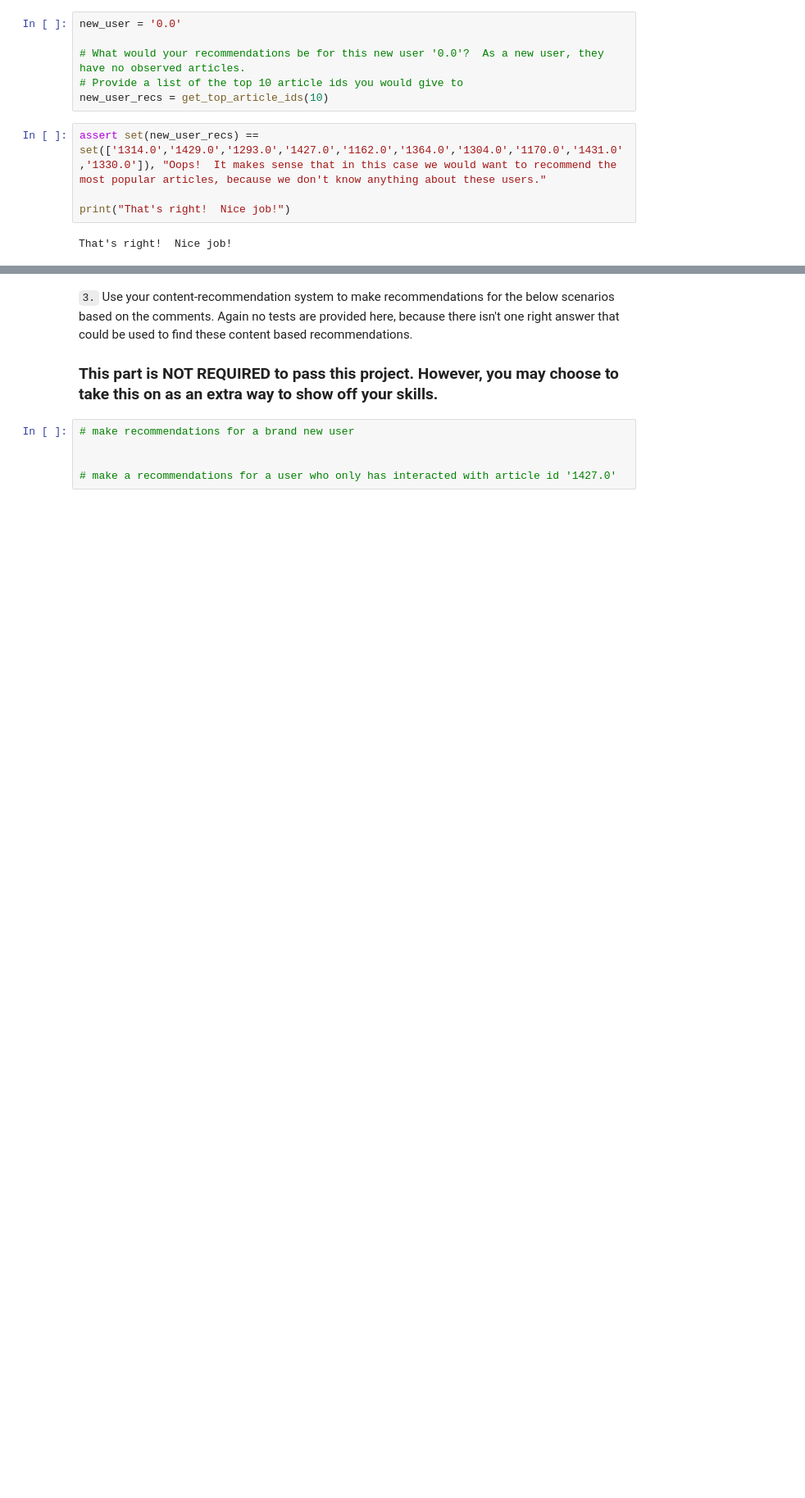
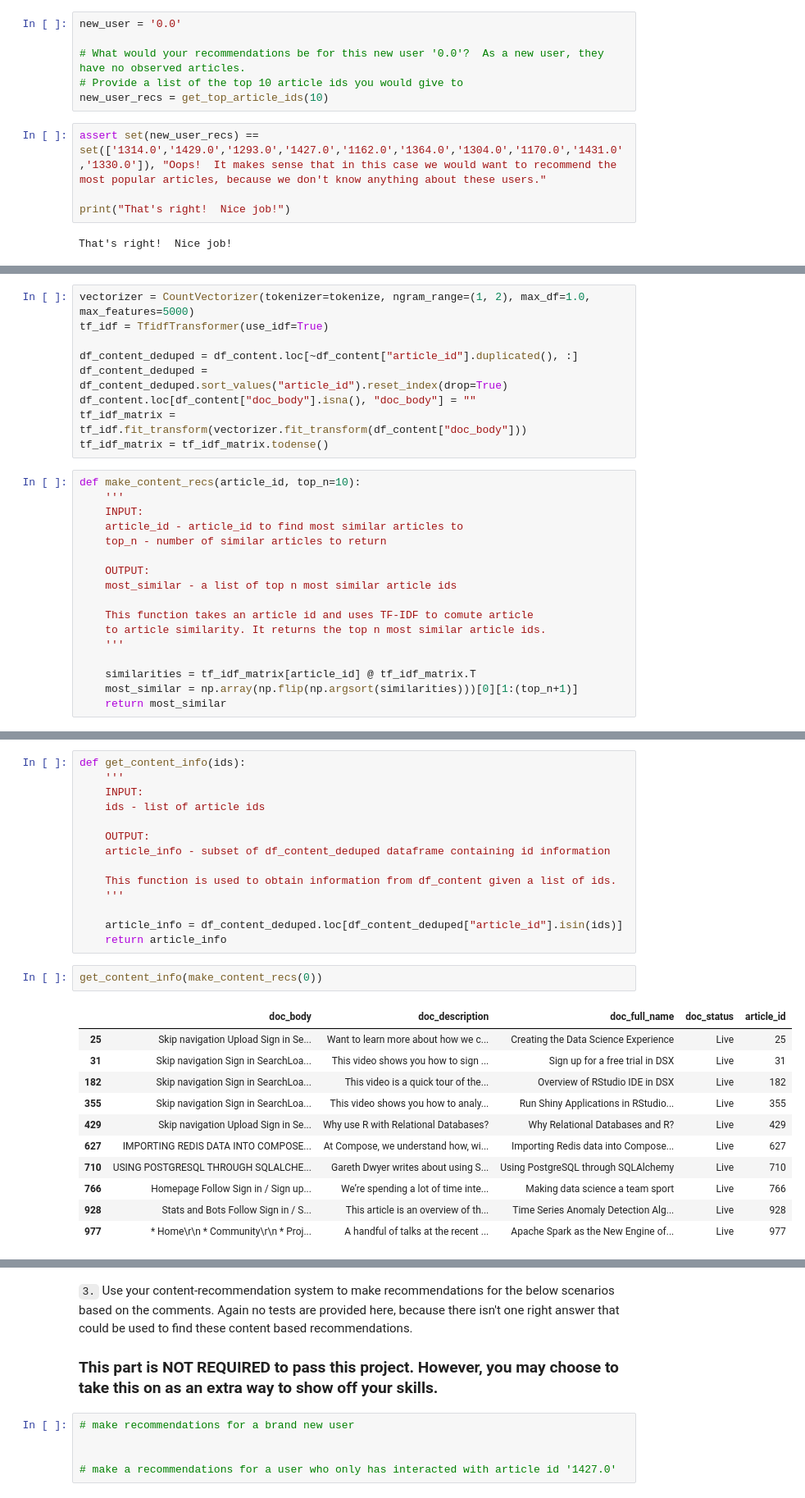
Before and after one commit to brianbamboo/dsnd-recommendation-engine, a Jupyter notebook: Recommendations_with_IBM.ipynb, the cells around one changed output, grey strips where cells are left out. Shown: that part at 82% size. Drawn from its saved outputs; the diff is of its cells as text; blank space fills up the shorter version.

```diff
--- a/Recommendations_with_IBM.ipynb
+++ b/Recommendations_with_IBM.ipynb
@@ -670,0 +698,26 @@ def make_content_recs():
+# %%
+vectorizer = CountVectorizer(tokenizer=tokenize, ngram_range=(1, 2), max_df=1.0, max_features=5000)
+tf_idf = TfidfTransformer(use_idf=True)
+
+df_content_deduped = df_content.loc[~df_content["article_id"].duplicated(), :]
+df_content_deduped = df_content_deduped.sort_values("article_id").reset_index(drop=True)
+df_content.loc[df_content["doc_body"].isna(), "doc_body"] = ""
+tf_idf_matrix = tf_idf.fit_transform(vectorizer.fit_transform(df_content["doc_body"]))
+tf_idf_matrix = tf_idf_matrix.todense()
+# %%
+def make_content_recs(article_id, top_n=10):
+    '''
+    INPUT:
+    article_id - article_id to find most similar articles to
+    top_n - number of similar articles to return
+
+    OUTPUT:
+    most_similar - a list of top n most similar article ids
+
+    This function takes an article id and uses TF-IDF to comute article
+    to article similarity. It returns the top n most similar article ids.
+    '''
+
+    similarities = tf_idf_matrix[article_id] @ tf_idf_matrix.T
+    most_similar = np.array(np.flip(np.argsort(similarities)))[0][1:(top_n+1)]
+    return most_similar
@@ -671,2 +728,30 @@ def make_content_recs():
+# %%
+def get_content_info(ids):
+    '''
+    INPUT:
+    ids - list of article ids
+
+    OUTPUT:
+    article_info - subset of df_content_deduped dataframe containing id information
+
+    This function is used to obtain information from df_content given a list of ids.
+    '''
+
+    article_info = df_content_deduped.loc[df_content_deduped["article_id"].isin(ids)]
+    return article_info
+# %%
+get_content_info(make_content_recs(0))
+# %% [output]
+|  | doc_body | doc_description | doc_full_name | doc_status | article_id |
+| 25 | Skip navigation Upload Sign in Se... | Want to learn more about how we c... | Creating the Data Science Experience | Live | 25 |
+| 31 | Skip navigation Sign in SearchLoa... | This video shows you how to sign ... | Sign up for a free trial in DSX | Live | 31 |
+| 182 | Skip navigation Sign in SearchLoa... | This video is a quick tour of the... | Overview of RStudio IDE in DSX | Live | 182 |
+| 355 | Skip navigation Sign in SearchLoa... | This video shows you how to analy... | Run Shiny Applications in RStudio... | Live | 355 |
+| 429 | Skip navigation Upload Sign in Se... | Why use R with Relational Databases? | Why Relational Databases and R? | Live | 429 |
+| 627 | IMPORTING REDIS DATA INTO COMPOSE... | At Compose, we understand how, wi... | Importing Redis data into Compose... | Live | 627 |
+| 710 | USING POSTGRESQL THROUGH SQLALCHE... | Gareth Dwyer writes about using S... | Using PostgreSQL through SQLAlchemy | Live | 710 |
+| 766 | Homepage Follow Sign in / Sign up... | We’re spending a lot of time inte... | Making data science a team sport | Live | 766 |
+| 928 | Stats and Bots Follow Sign in / S... | This article is an overview of th... | Time Series Anomaly Detection Alg... | Live | 928 |
+| 977 | * Home\r\n * Community\r\n * Proj... | A handful of talks at the recent ... | Apache Spark as the New Engine of... | Live | 977 |
 # %% [markdown]
 `2.` Now that you have put together your content-based recommendation system, use the cell below to write a summary explaining how your content based recommender works.  Do you see any possible improvements that could be made to your function?  Is there anything novel about your content based recommender?
```
Also changed, not shown: parts of 29 cells of this notebook.
